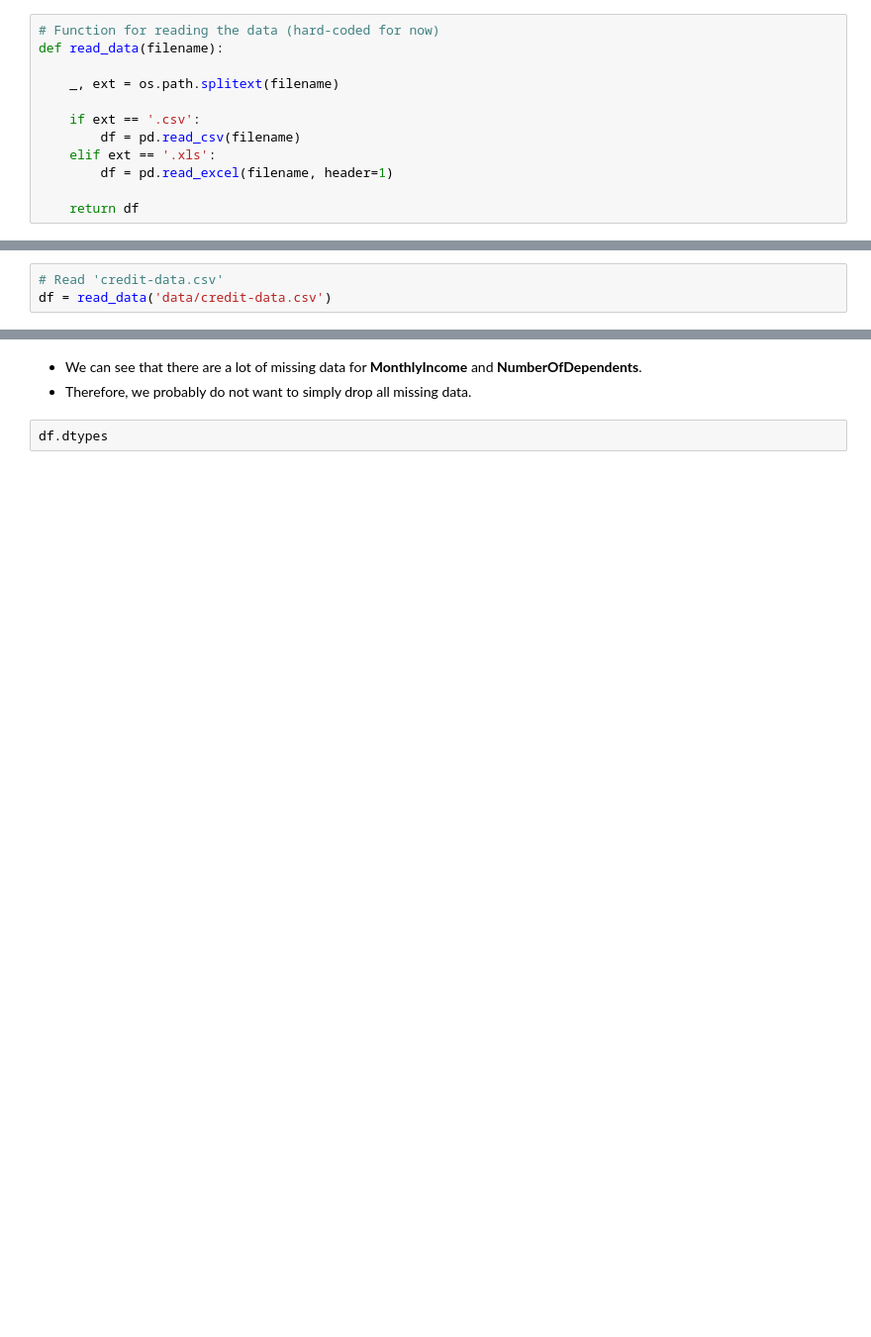
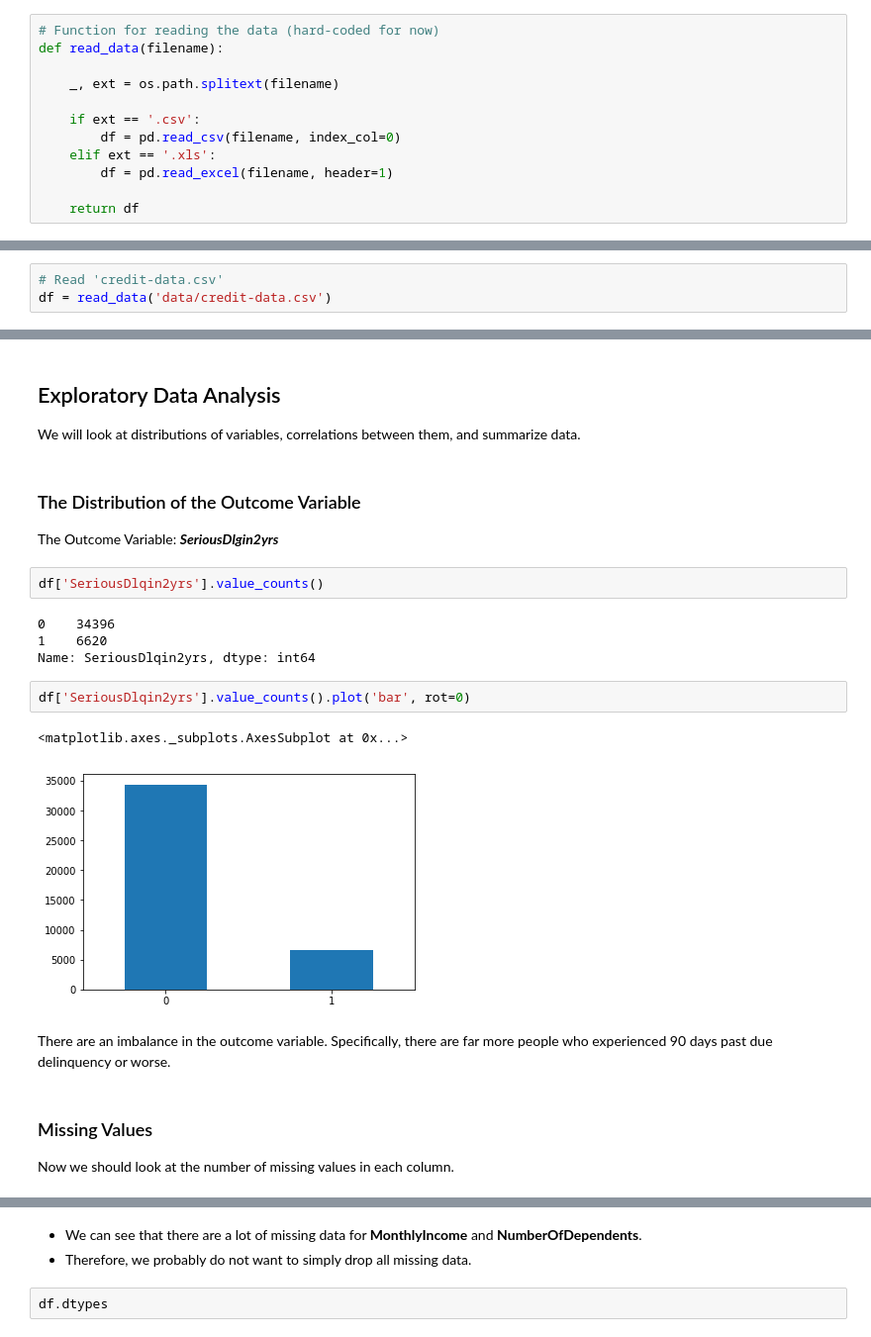
Before and after one commit to capp-machine-learning/ML-pipeline, a Jupyter notebook: ML_pipeline.ipynb, the cells around one changed output, grey strips where cells are left out. Shown at 99% size. Cells and saved outputs as stored; diff of their text form; blank space fills up the shorter version.

```diff
--- a/ML_pipeline.ipynb
+++ b/ML_pipeline.ipynb
@@ -12,7 +14,7 @@ def read_data(filename):
     _, ext = os.path.splitext(filename)
 
     if ext == '.csv':
-        df = pd.read_csv(filename)
+        df = pd.read_csv(filename, index_col=0)
     elif ext == '.xls':
         df = pd.read_excel(filename, header=1)
 
@@ -35,0 +52,25 @@ df.shape
+# %% [markdown]
+## Exploratory Data Analysis
+
+We will look at distributions of variables, correlations between them, and summarize data.
+# %% [markdown]
+### The Distribution of the Outcome Variable
+
+The Outcome Variable: __*SeriousDlgin2yrs*__
+# %%
+df['SeriousDlqin2yrs'].value_counts()
+# %% [output]
+0    34396
+1    6620
+Name: SeriousDlqin2yrs, dtype: int64
+# %%
+df['SeriousDlqin2yrs'].value_counts().plot('bar', rot=0)
+# %% [output]
+<matplotlib.axes._subplots.AxesSubplot at 0x...>
+[figure, added]
+# %% [markdown]
+There are an imbalance in the outcome variable. Specifically, there are far more people who experienced 90 days past due delinquency or worse.
+# %% [markdown]
+### Missing Values
+
+Now we should look at the number of missing values in each column.
```
Also changed, not shown: parts of 22 cells of this notebook.
